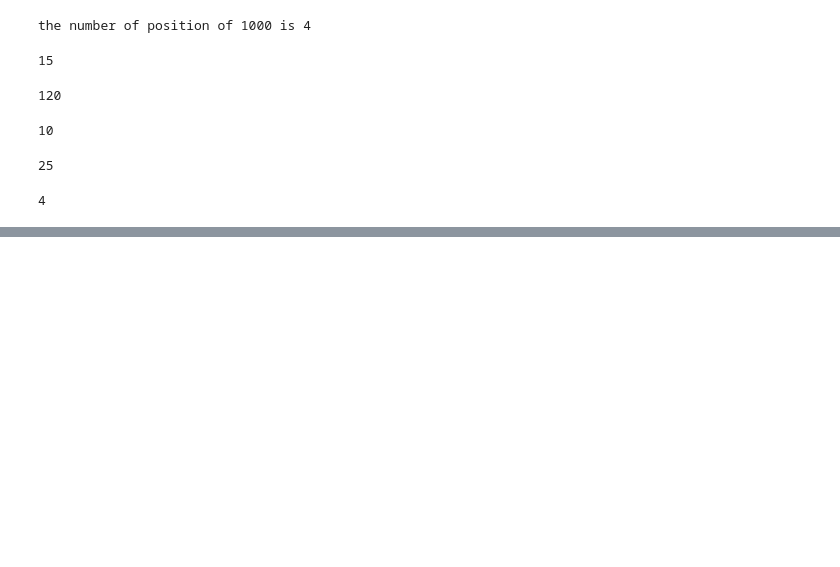
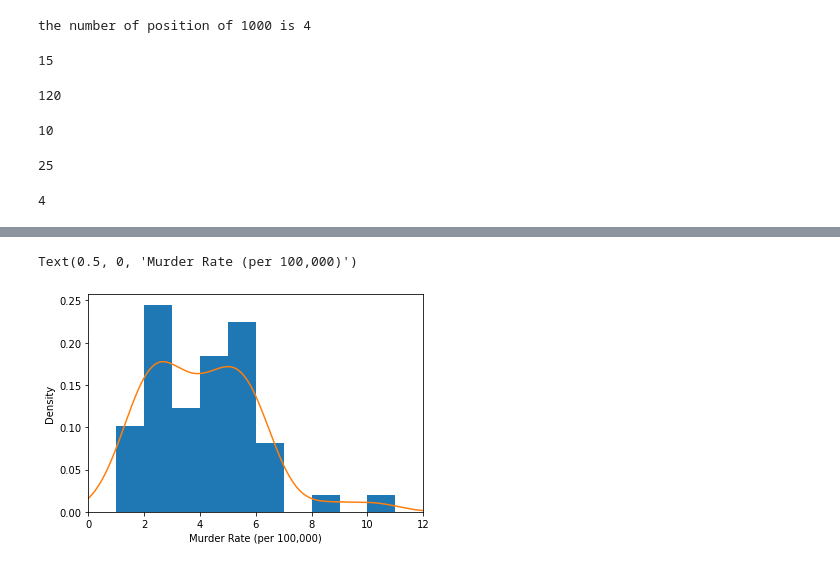
Before and after one commit to jihwanK/data_science, a Jupyter notebook: python/ex.ipynb, the cells around one changed output, grey strips where cells are left out. Saved outputs shown, nothing was run; the diff lists cells and outputs as text; code cells hidden in the pictures; blank space fills up the shorter version.

```diff
--- a/python/ex.ipynb
+++ b/python/ex.ipynb
@@ -57,0 +124,7 @@ num <<  2
+# %%
+ax = state['Murder.Rate'].plot.hist(density=True, xlim=[0, 12], bins=range(1, 12))
+state['Murder.Rate'].plot.density(ax=ax)
+ax.set_xlabel('Murder Rate (per 100,000)')
+# %% [output]
+Text(0.5, 0, 'Murder Rate (per 100,000)')
+[figure, added]
```
Also changed, not shown: parts of 11 cells of this notebook.
